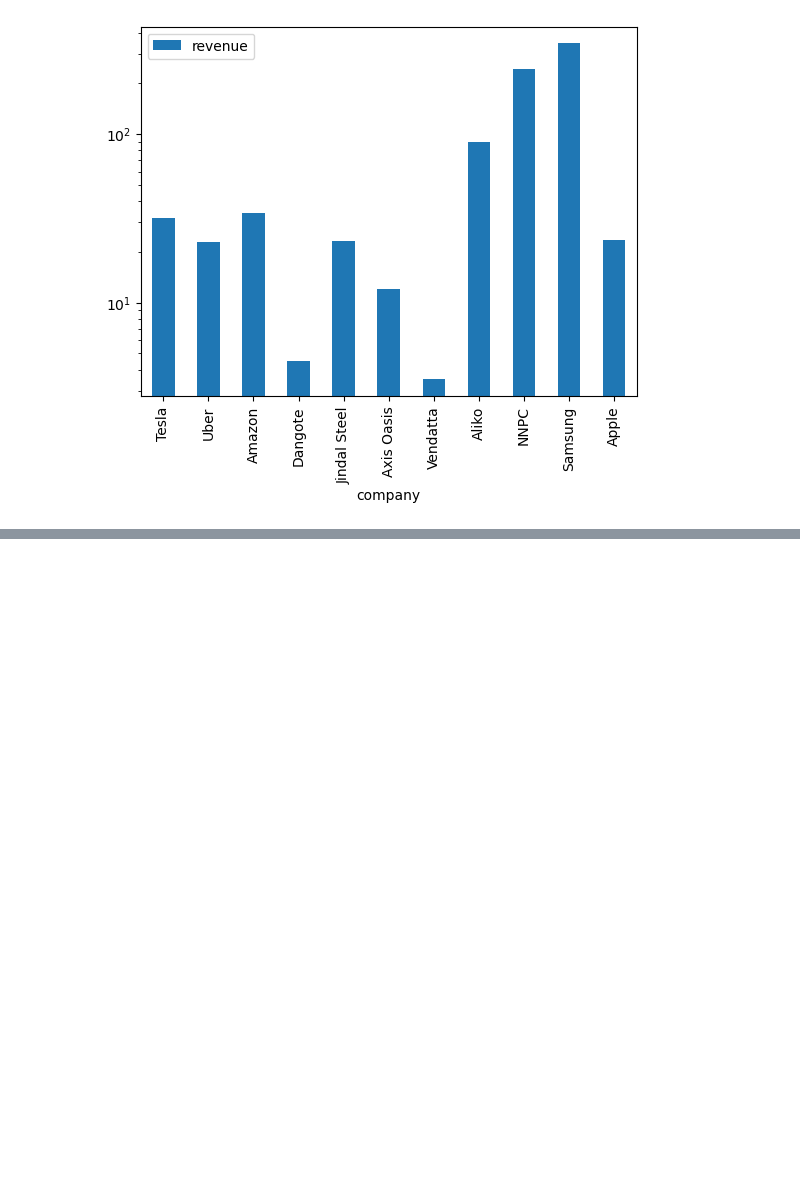
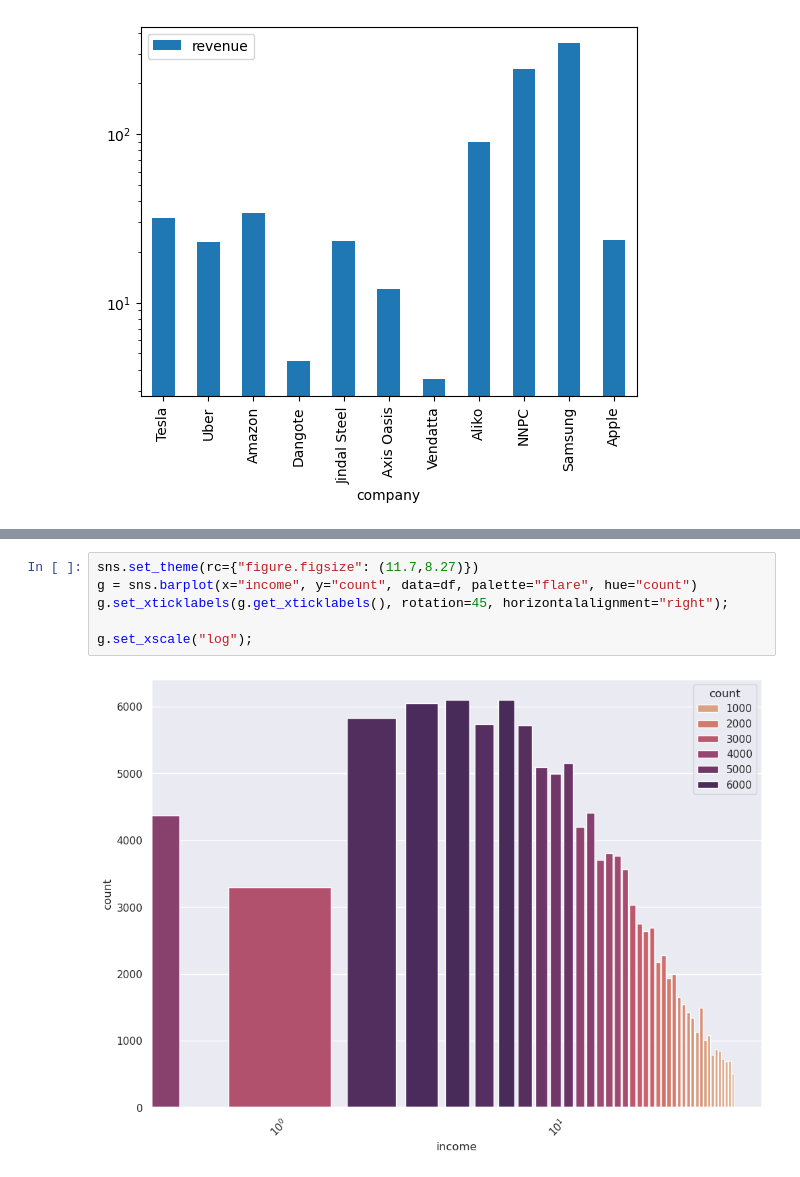
Before and after one commit to Aifedayo/data-science-maths, a Jupyter notebook: logarithm.ipynb, the cells around one changed output, grey strips where cells are left out. Cells and saved outputs as stored; diff of their text form; blank space fills up the shorter version.

```diff
--- a/logarithm.ipynb
+++ b/logarithm.ipynb
@@ -28,0 +56,8 @@ df.plot(x="company", y="revenue", kind='bar', logy=True);
+# %%
+sns.set_theme(rc={"figure.figsize": (11.7,8.27)})
+g = sns.barplot(x="income", y="count", data=df, palette="flare", hue="count")
+g.set_xticklabels(g.get_xticklabels(), rotation=45, horizontalalignment="right");
+
+g.set_xscale("log");
+# %% [output]
+[figure, added]
```
Also changed, not shown: parts of 3 cells of this notebook.
